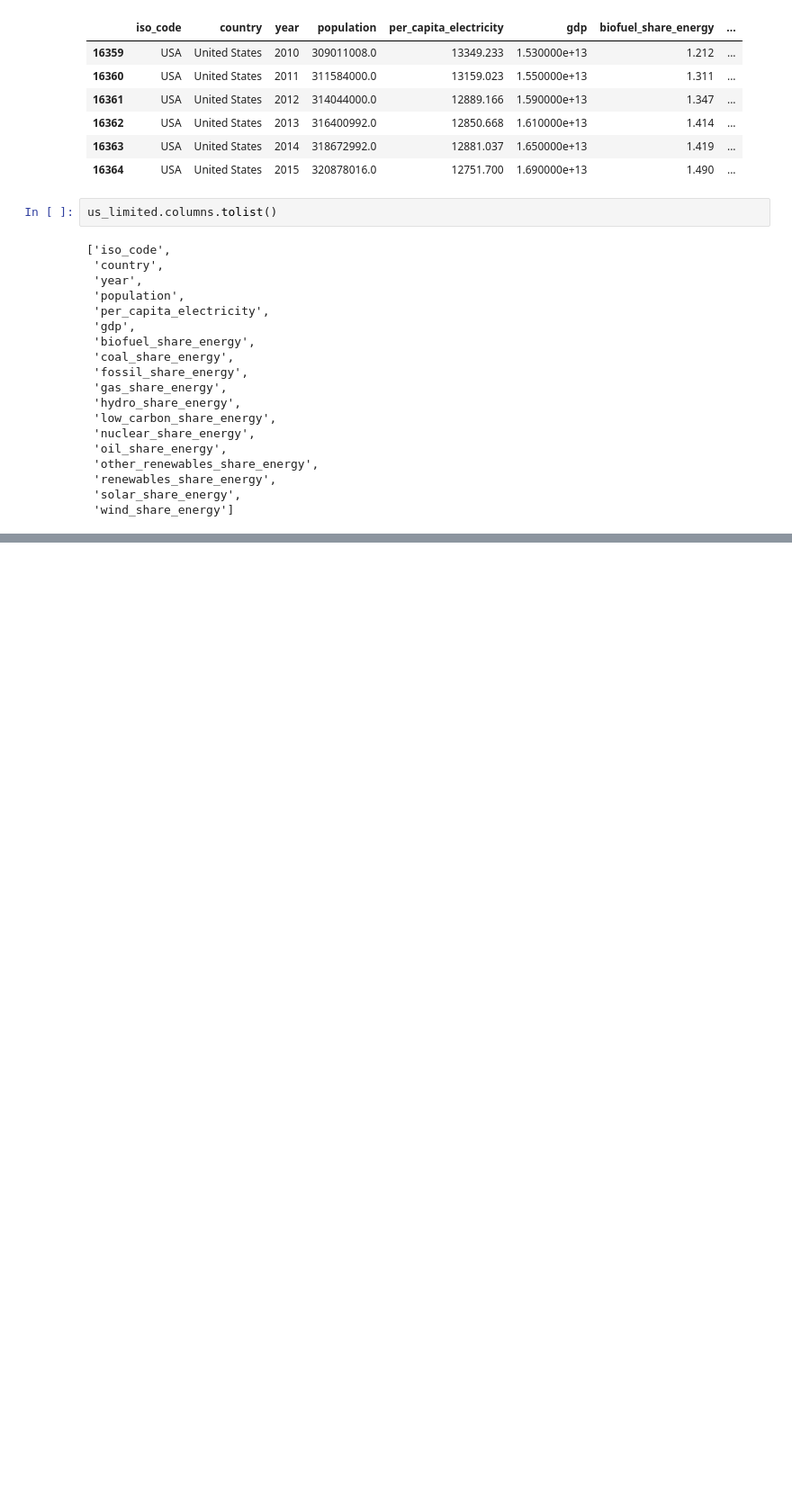
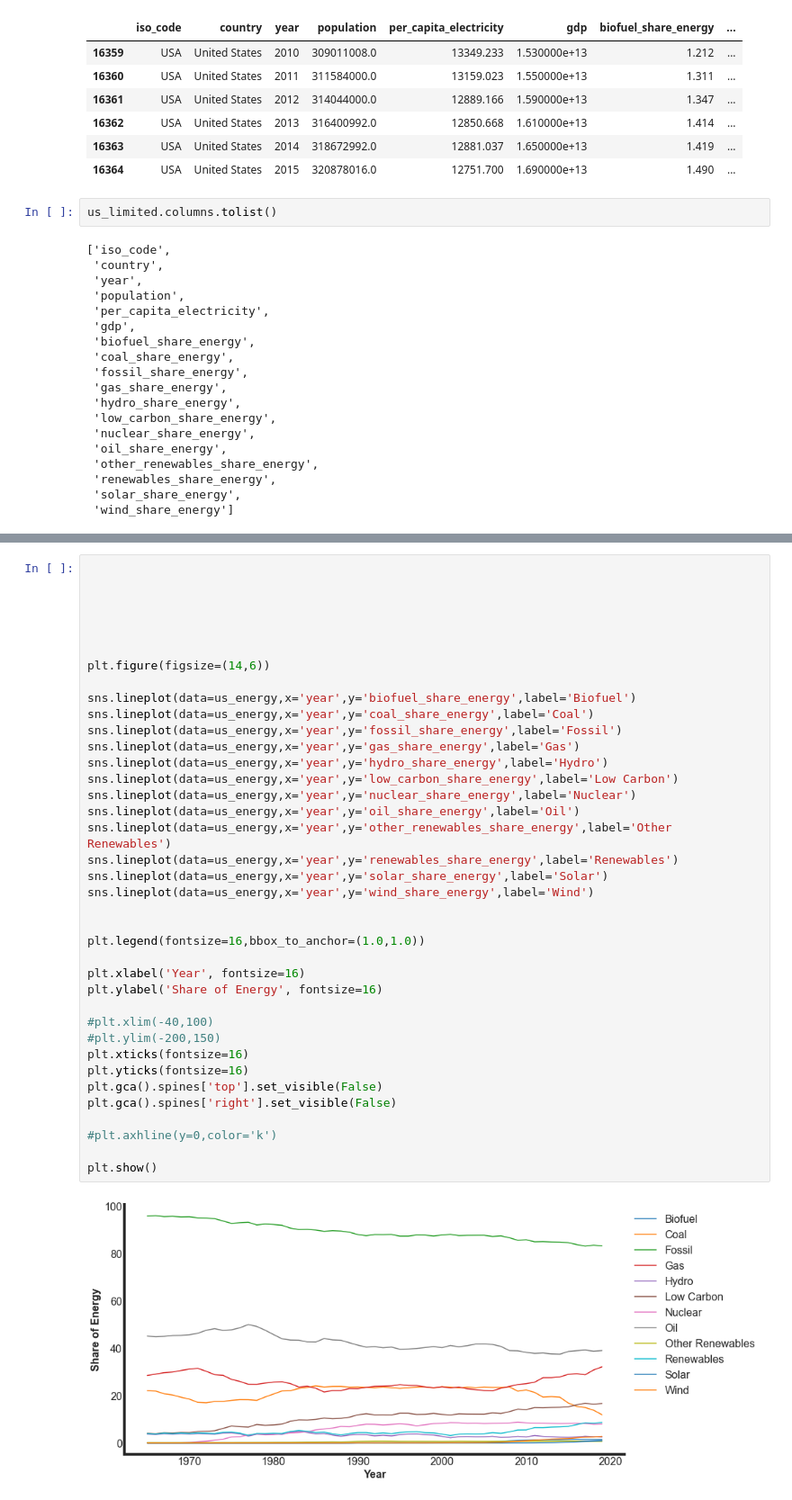
Before and after one commit to joshfuchs/DataScience_projects, a Jupyter notebook: world_energy_consumption.ipynb, the cells around one changed output, grey strips where cells are left out. Shown at 90% size. Cells and saved outputs as stored; diff of their text form; blank space fills up the shorter version.

```diff
--- a/world_energy_consumption.ipynb
+++ b/world_energy_consumption.ipynb
@@ -385,0 +220,40 @@ year_1970.shape[0]
+# %%
+
+
+
+
+
+
+plt.figure(figsize=(14,6))
+
+sns.lineplot(data=us_energy,x='year',y='biofuel_share_energy',label='Biofuel')
+sns.lineplot(data=us_energy,x='year',y='coal_share_energy',label='Coal')
+sns.lineplot(data=us_energy,x='year',y='fossil_share_energy',label='Fossil')
+sns.lineplot(data=us_energy,x='year',y='gas_share_energy',label='Gas')
+sns.lineplot(data=us_energy,x='year',y='hydro_share_energy',label='Hydro')
+sns.lineplot(data=us_energy,x='year',y='low_carbon_share_energy',label='Low Carbon')
+sns.lineplot(data=us_energy,x='year',y='nuclear_share_energy',label='Nuclear')
+sns.lineplot(data=us_energy,x='year',y='oil_share_energy',label='Oil')
+sns.lineplot(data=us_energy,x='year',y='other_renewables_share_energy',label='Other Renewables')
+sns.lineplot(data=us_energy,x='year',y='renewables_share_energy',label='Renewables')
+sns.lineplot(data=us_energy,x='year',y='solar_share_energy',label='Solar')
+sns.lineplot(data=us_energy,x='year',y='wind_share_energy',label='Wind')
+
+
+plt.legend(fontsize=16,bbox_to_anchor=(1.0,1.0))
+
+plt.xlabel('Year', fontsize=16)
+plt.ylabel('Share of Energy', fontsize=16)
+
+#plt.xlim(-40,100)
+#plt.ylim(-200,150)
+plt.xticks(fontsize=16)
+plt.yticks(fontsize=16)
+plt.gca().spines['top'].set_visible(False)
+plt.gca().spines['right'].set_visible(False)
+
+#plt.axhline(y=0,color='k')
+
+plt.show()
+# %% [output]
+[figure, added]
```
Also changed, not shown: parts of 44 cells of this notebook.
